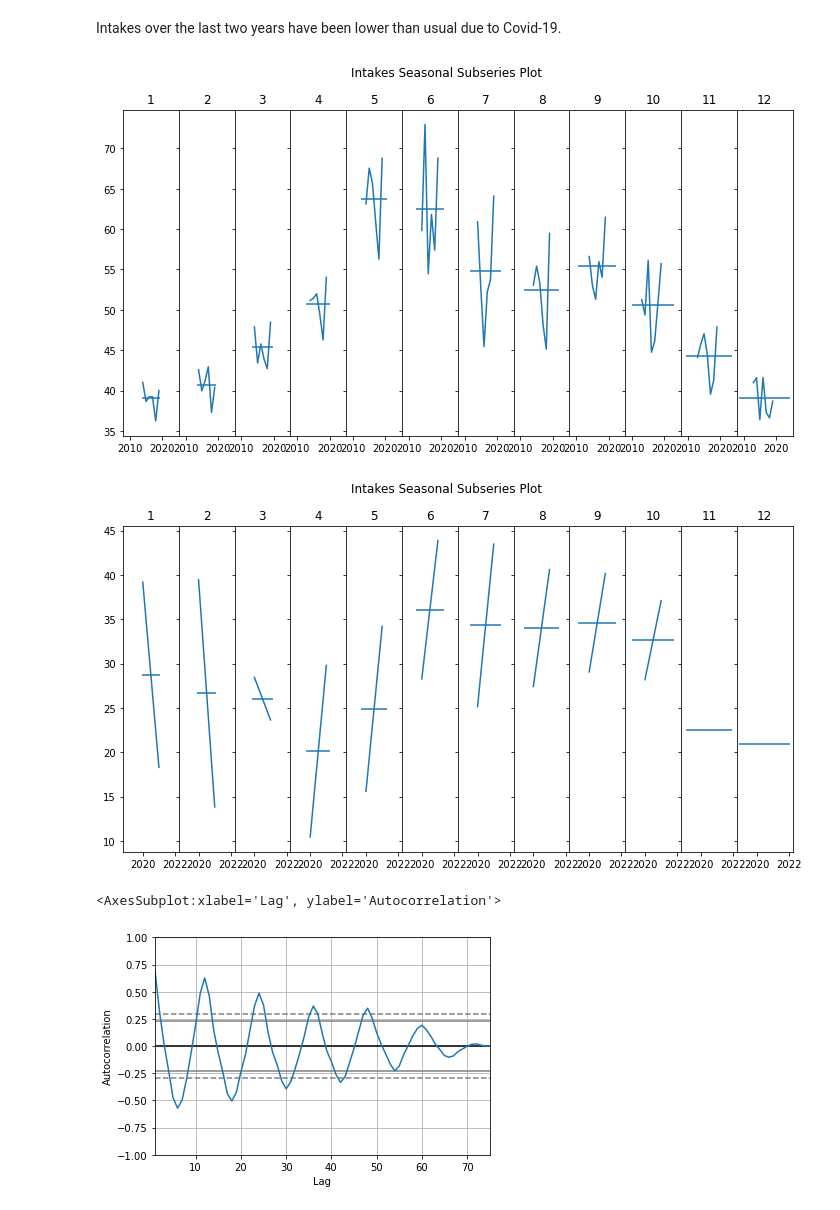
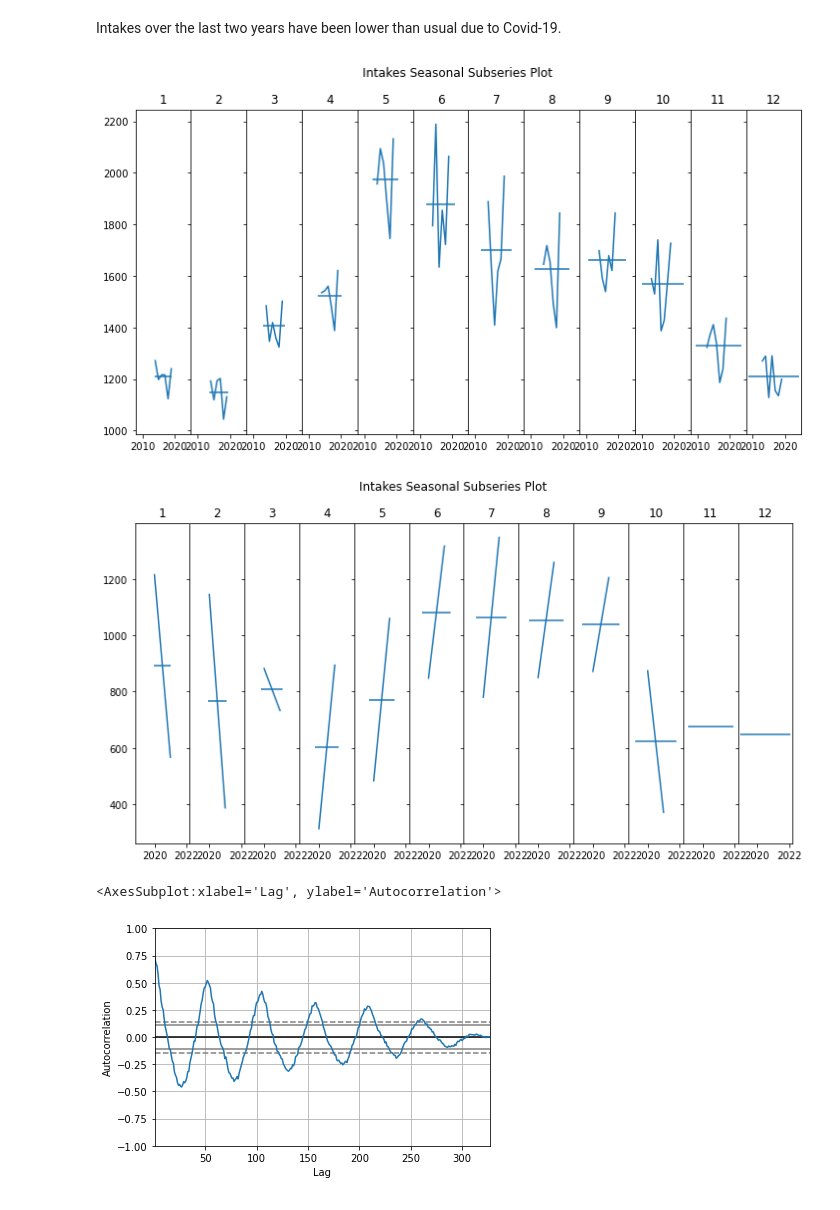
Before and after one commit to johnathon-smith/austin-animal-center-classification-project, a Jupyter notebook: explore_data.ipynb, the cells around one changed output. Drawn from its saved outputs; the diff is of its cells as text; code cells hidden in the pictures.

```diff
--- a/explore_data.ipynb
+++ b/explore_data.ipynb
@@ -72,22 +72,22 @@ Intakes over the last two years have been lower than usual due to Covid-19.
 # %%
 #Now try doing seasonal subseries plots for the time before the pandemic hit
 y = events['2013':'2019'].intakes
-table = y.groupby([y.index.year, y.index.month]).mean().unstack()
+table = y.groupby([y.index.year, y.index.month]).sum().unstack()
 
 fig, axs = plt.subplots(1, 12, sharey=True, sharex=True, figsize = (12,6))
 for ax, (month, subset) in zip(axs, table.iteritems()):
     subset.plot(ax=ax, title=month)
     ax.hlines(subset.mean(), *ax.get_xlim())
     ax.set(xlabel='')
 
 fig.suptitle('Intakes Seasonal Subseries Plot') # super-title for the overall figure
 fig.subplots_adjust(wspace=0)
 # %% [output]
-[figure, old version]
+[figure, new version]
 # %%
 #Now try doing seasonal subseries plots for the time after the pandemic hit
 y = events['2020':'2021'].intakes
-table = y.groupby([y.index.year, y.index.month]).mean().unstack()
+table = y.groupby([y.index.year, y.index.month]).sum().unstack()
 
 fig, axs = plt.subplots(1, 12, sharey=True, sharex=True, figsize = (12,6))
 for ax, (month, subset) in zip(axs, table.iteritems()):
@@ -98,14 +98,14 @@ for ax, (month, subset) in zip(axs, table.iteritems()):
 fig.suptitle('Intakes Seasonal Subseries Plot') # super-title for the overall figure
 fig.subplots_adjust(wspace=0)
 # %% [output]
-[figure, old version]
+[figure, new version]
 # %%
 #Now do autocorrelation plots
 y = events[:'2019'].intakes
-pd.plotting.autocorrelation_plot(y.resample('M').mean())
+pd.plotting.autocorrelation_plot(y.resample('W').sum())
 # %% [output]
 <AxesSubplot:xlabel='Lag', ylabel='Autocorrelation'>
-[figure, old version]
+[figure, new version]
 # %%
 #Now do autocorrelation plots
 y = events['2020':'2021']
```
Also changed, not shown: parts of 2 cells of this notebook.
